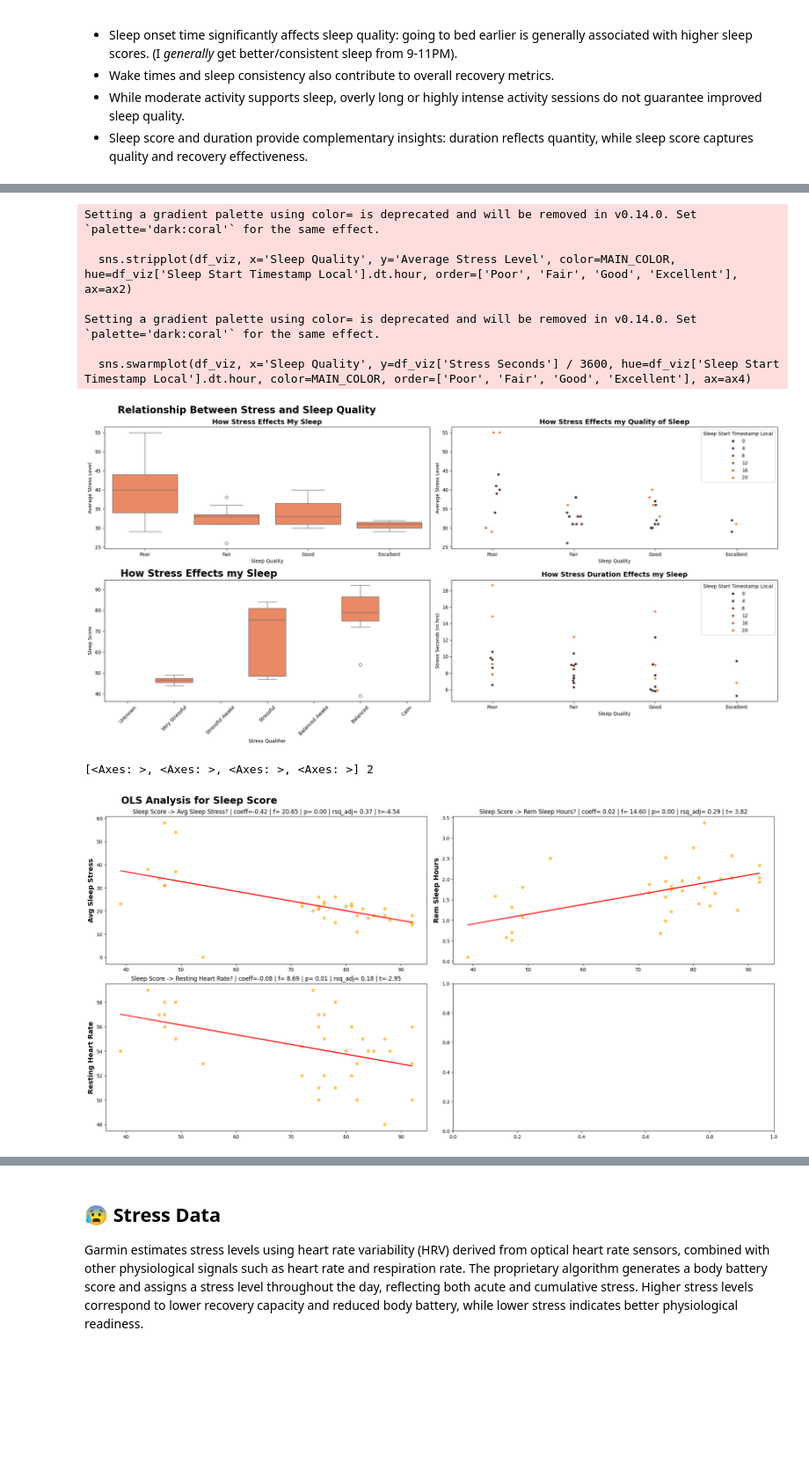
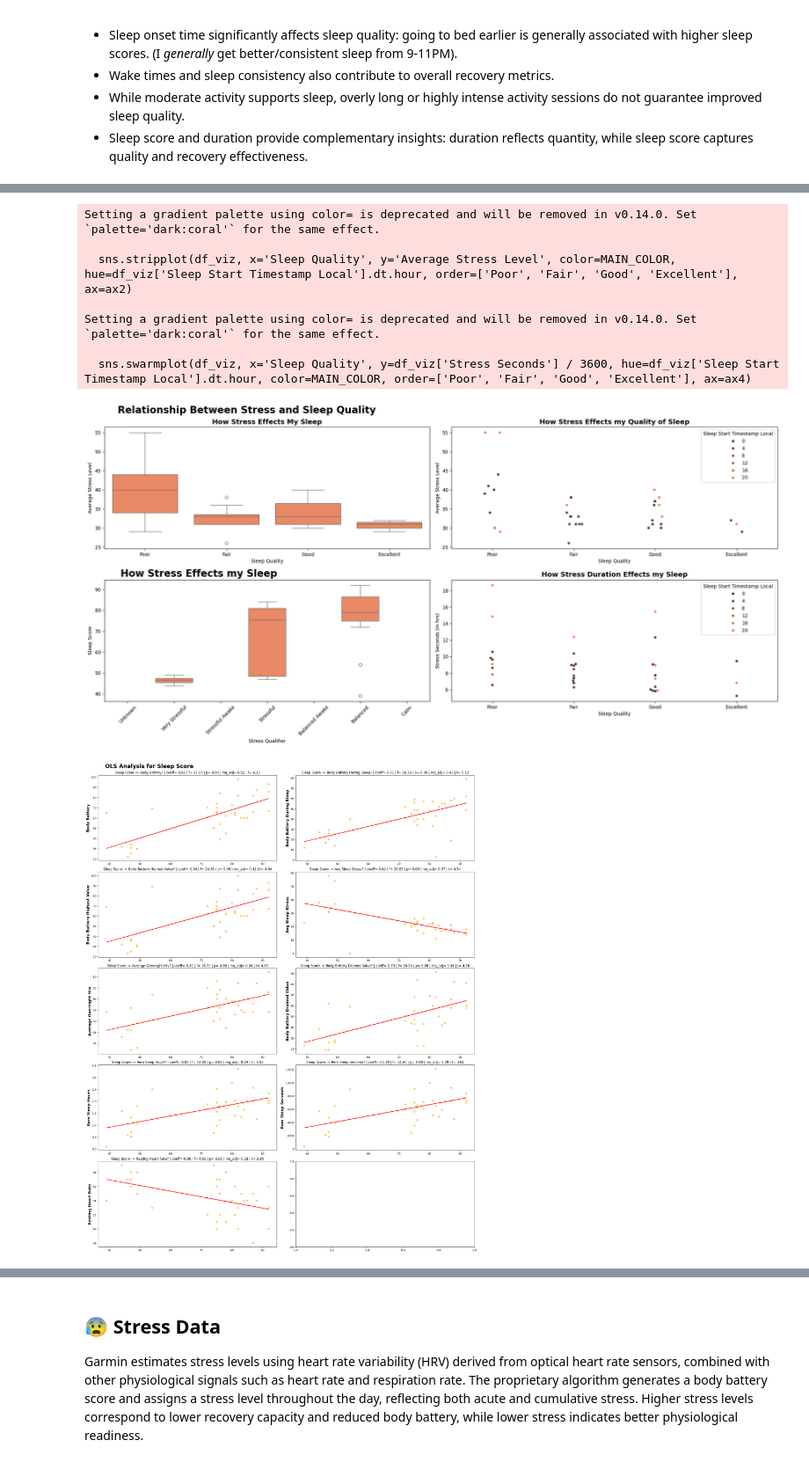
Before and after one commit to christophermagno/christophermagno, a Jupyter notebook: Projects/Personal Health Analysis/health_dataset_viz.ipynb, the cells around one changed output, grey strips where cells are left out. Shown at 88% size. Saved outputs shown, nothing was run; the diff lists cells and outputs as text; code cells hidden in the pictures; blank space fills up the shorter version.

```diff
--- a/Projects/Personal Health Analysis/health_dataset_viz.ipynb
+++ b/Projects/Personal Health Analysis/health_dataset_viz.ipynb
@@ -425,6 +400,7 @@ def ols_analysis(
 
 def get_meaningful_ols(df, exog=None, endogs=None, fillna=None):
     """
+    Given a Dataframe, get meaningful OLS analysis for the independent variable.
 
     :param df: DataFrame to test
     :param exog: Independent variable to test against
@@ -1024,36 +998,33 @@ ax2.set_title('How Stress Effects my Quality of Sleep', **SUB_TITLE_KKWARGS)
 g = sns.boxplot(df_viz, x='Stress Qualifier', y='Sleep Score', color=MAIN_COLOR, order=['Unknown', 'Very Stressful', 'Stressful Awake', 'Stressful', 'Balanced Awake', 'Balanced', 'Calm'], ax=ax3)
 ax3.set_title('How Stress Effects my Sleep', **TITLE_KKWARGS)
 ax3.tick_params(axis='x', rotation=45)
 
 sns.swarmplot(df_viz, x='Sleep Quality', y=df_viz['Stress Seconds'] / 3600, hue=df_viz['Sleep Start Timestamp Local'].dt.hour, color=MAIN_COLOR, order=['Poor', 'Fair', 'Good', 'Excellent'], ax=ax4)
 ax4.set_ylabel('Stress Seconds (in hrs)')
 ax4.set_title('How Stress Duration Effects my Sleep', **SUB_TITLE_KKWARGS)
 
 plt.tight_layout()
 plt.show()
 
 # Index(['Avg Sleep Stress', 'Body Battery', 'Body Battery During Sleep',
 #        'Body Battery Highest Value', 'Body Battery Drained Value',
 #        'Rem Sleep Seconds', 'Rem Sleep Hours', 'Resting Heart Rate',
 #        'Sleep Time Hours', 'Sleep Time Seconds', 'Average Stress Level',
 #        'Body Battery Charged Value', 'Min Heart Rate'],
 #       dtype='object')
 
 # Regression Analysis for Sleep Score
-ols_viz(df_viz,
-        'Sleep Score',
-        ['Avg Sleep Stress', 'Rem Sleep Hours', 'Sleep Time Hours', 'Average Stress Level', 'Resting Heart Rate'])
+ols_viz(df_viz, 'Sleep Score')
 # %% [output]
 [figure]
 [figure]
 [figure]
 Setting a gradient palette using color= is deprecated and will be removed in v0.14.0. Set `palette='dark:coral'` for the same effect.
 
   sns.stripplot(df_viz, x='Sleep Quality', y='Average Stress Level', color=MAIN_COLOR, hue=df_viz['Sleep Start Timestamp Local'].dt.hour, order=['Poor', 'Fair', 'Good', 'Excellent'], ax=ax2)
 
 Setting a gradient palette using color= is deprecated and will be removed in v0.14.0. Set `palette='dark:coral'` for the same effect.
 
   sns.swarmplot(df_viz, x='Sleep Quality', y=df_viz['Stress Seconds'] / 3600, hue=df_viz['Sleep Start Timestamp Local'].dt.hour, color=MAIN_COLOR, order=['Poor', 'Fair', 'Good', 'Excellent'], ax=ax4)
-[figure, old version]
+[figure, new version]
-[<Axes: >, <Axes: >, <Axes: >, <Axes: >] 2
-[figure, old version]
+[figure, new version]
```
Also changed, not shown: parts of 5 cells of this notebook.
